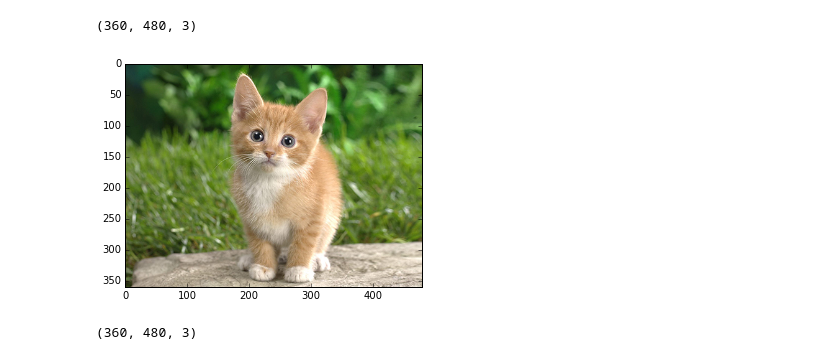
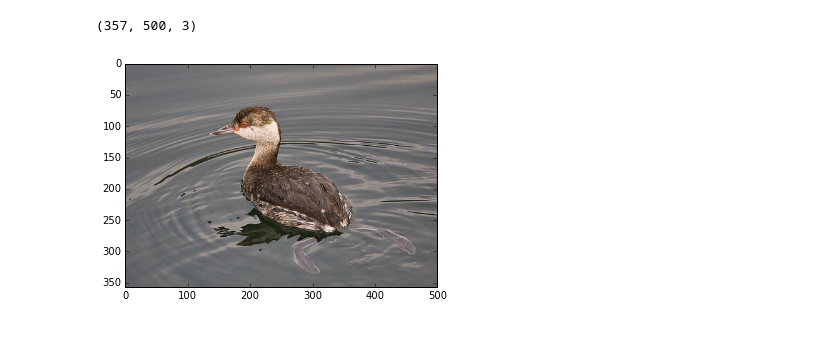
Before and after one commit to yassersouri/omgh, a Jupyter notebook: notebooks/VGG_Net.ipynb, the cells around one changed output. Drawn from its saved outputs; the diff is of its cells as text; code cells hidden in the pictures.

```diff
--- a/notebooks/VGG_Net.ipynb
+++ b/notebooks/VGG_Net.ipynb
@@ -19,17 +9,22 @@ mean_pix = [103.939, 116.779, 123.68];
+# %%
+model_file = '/home/ipl/installs/caffe/models/cub_vgg_whole/deploy.prototxt'
+pretrained = '/home/ipl/installs/caffe/models/cub_vgg_whole/cub_iter_80000.caffemodel'
+
+caffe.set_mode_gpu()
+mean_pix = np.array([103.939, 116.779, 123.68])
+
+net = caffe.Classifier(model_file, pretrained,
+                       mean=mean_pix,
+                       channel_swap=(2,1,0),
+                       raw_scale=255)
 # %%
-img = caffe.io.load_image('/home/ipl/installs/caffe-dev/examples/images/cat.jpg')
+img = caffe.io.load_image(
+    '/home/ipl/datasets/CUB-200-2011/CUB_200_2011/CUB_200_2011/images/051.Horned_Grebe/Horned_Grebe_0078_34799.jpg')
 plt.imshow(img)
 print img.shape
 # %% [output]
-(360, 480, 3)
+(357, 500, 3)
-[figure, old version]
+[figure, new version]
-# %%
-for i in range(3):
-    img[:, :, i] -= mean_pix[i]/255.
-
-print img.shape
-# %% [output]
-(360, 480, 3)
 # %%
 preds = net.predict([img], oversample=False)
 
```
Also changed, not shown: parts of 10 cells of this notebook, 3 other files.
